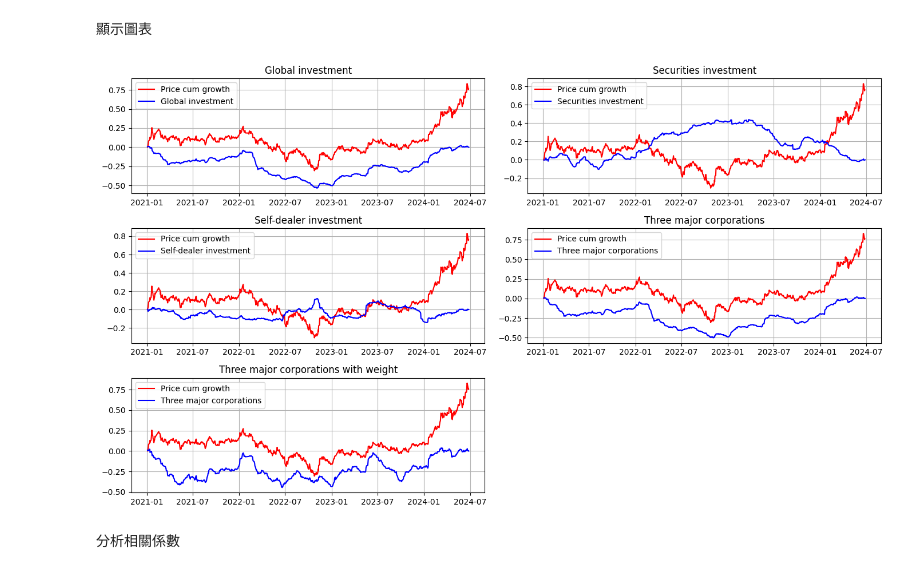
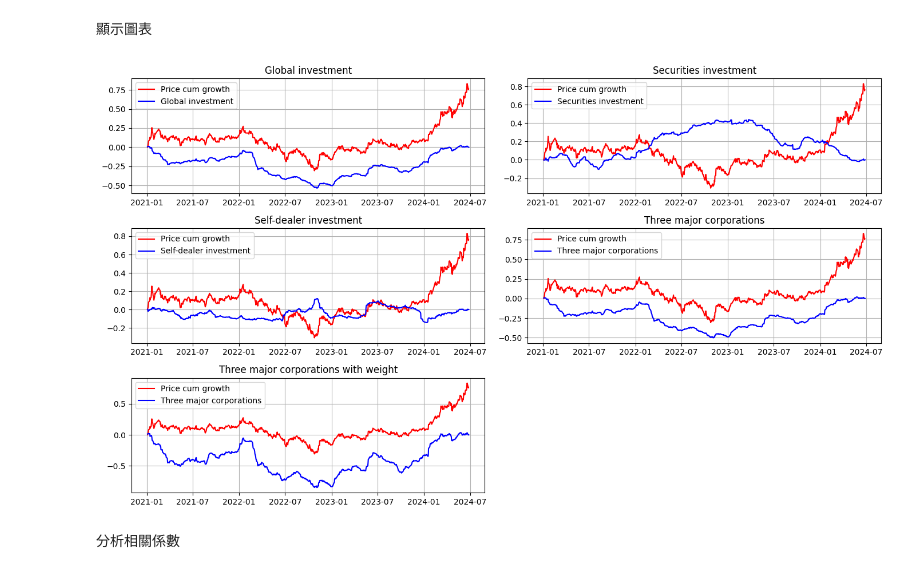
Before and after one commit to nuts-has-been-taken/tw-stock, a Jupyter notebook: stock_experiment/major_investors_movements.ipynb, the cells around one changed output. Cells and saved outputs as stored; diff of their text form; code cells hidden in the pictures.

Commit message:
update 2330.TW data & analysis steps

```diff
--- a/stock_experiment/major_investors_movements.ipynb
+++ b/stock_experiment/major_investors_movements.ipynb
@@ -10,0 +192,6 @@
+# %%
+# 定義股票代碼和日期範圍
+stock_code = "2330.TW"
+start_date = "2021-01-01"
+end_date = "2024-06-26"
+yf_df = get_stock_from_yf(stock_code, start_date, end_date)
@@ -114,5 +218,4 @@ save_mi_movement_to_csv(df=mi_df, stock_code=stock_code)
 # %%
 stock_code = "2330"
 file_path = f"../mi_movements_csv/{stock_code}_mi_movement.csv"
-mi_df = read_mi_movement_from_csv(file_path=file_path)
-print(mi_df.head())
+mi_df = read_mi_movement_from_csv(file_path=file_path, start_date='2020-01-01', end_date='2024-06-26')
@@ -145,26 +221,0 @@ mi_df.index = pd.to_datetime(mi_df.index)
-# %%
-from sklearn.preprocessing import StandardScaler
-
-scaler = StandardScaler()
-
-# 換算三大法人累計買賣超
-mi_df["外陸資買賣超股數(不含外資自營商)"] = mi_df["外陸資買賣超股數(不含外資自營商)"].replace('[\$,]', '', regex=True).astype(int)
-mi_df["外資買賣超標準化"] = scaler.fit_transform(mi_df["外陸資買賣超股數(不含外資自營商)"].values.reshape(-1, 1))
-mi_df["外資累計買賣超"] = mi_df["外資買賣超標準化"].cumsum() * 0.006
-
-mi_df["投信買賣超股數"] = mi_df["投信買賣超股數"].replace('[\$,]', '', regex=True).astype(int)
-mi_df["投信買賣超標準化"] = scaler.fit_transform(mi_df["投信買賣超股數"].values.reshape(-1, 1))
-mi_df["投信累計買賣超"] = mi_df["投信買賣超標準化"].cumsum() * 0.006
-
-mi_df["自營商買賣超股數"] = mi_df["自營商買賣超股數"].replace('[\$,]', '', regex=True).astype(int)
-mi_df["自營商買賣超標準化"] = scaler.fit_transform(mi_df["自營商買賣超股數"].values.reshape(-1, 1))
-mi_df["自營商累計買賣超"] = mi_df["自營商買賣超標準化"].cumsum() * 0.006
-
-mi_df["三大法人買賣超股數"] = mi_df["三大法人買賣超股數"].replace('[\$,]', '', regex=True).astype(int)
-mi_df["三大法人買賣超標準化"] = scaler.fit_transform(mi_df["三大法人買賣超股數"].values.reshape(-1, 1))
-mi_df["三大法人累計買賣超"] = mi_df["三大法人買賣超標準化"].cumsum() * 0.006
-
-gi_parm = 0.7
-si_parm = 0.2
-sd_parm = 0.1
-mi_df["三大法人累計買賣超權重"] =  mi_df["外資累計買賣超"] * gi_parm + mi_df["投信累計買賣超"] * si_parm + mi_df["自營商累計買賣超"] * sd_parm
@@ -171,42 +224,10 @@ mi_df["三大法人累計買賣超權重"] =  mi_df["外資累計買賣超"] * g
+# %%
+mi_df = data_pretreatment(mi_df)
 # %% [markdown]
 顯示圖表
-# %%
-fig, axes = plt.subplots(3, 2, figsize=(14, 8))
-
-axes[0, 0].plot(yf_df.index, yf_df["price_cum_growth"] , color='red', label='Price cum growth')
-axes[0, 0].plot(mi_df.index, mi_df["外資累計買賣超"] , color='blue', label='Global investment')
-axes[0, 0].set_title('Global investment')
-axes[0, 0].legend()
-axes[0, 0].grid(True)
-
-axes[0, 1].plot(yf_df.index, yf_df["price_cum_growth"] , color='red', label='Price cum growth')
-axes[0, 1].plot(mi_df.index, mi_df["投信累計買賣超"] , color='blue', label='Securities investment')
-axes[0, 1].set_title('Securities investment')
-axes[0, 1].legend()
-axes[0, 1].grid(True)
-
-axes[1, 0].plot(yf_df.index, yf_df["price_cum_growth"] , color='red', label='Price cum growth')
-axes[1, 0].plot(mi_df.index, mi_df["自營商累計買賣超"] , color='blue', label='Self-dealer investment')
-axes[1, 0].set_title('Self-dealer investment')
-axes[1, 0].legend()
-axes[1, 0].grid(True)
-
-axes[1, 1].plot(yf_df.index, yf_df["price_cum_growth"] , color='red', label='Price cum growth')
-axes[1, 1].plot(mi_df.index, mi_df["三大法人累計買賣超"] , color='blue', label='Three major corporations')
-axes[1, 1].set_title('Three major corporations')
-axes[1, 1].legend()
-axes[1, 1].grid(True)
-
-axes[2, 0].plot(yf_df.index, yf_df["price_cum_growth"] , color='red', label='Price cum growth')
-axes[2, 0].plot(mi_df.index, mi_df["三大法人累計買賣超權重"] * 3 , color='blue', label='Three major corporations')
-axes[2, 0].set_title('Three major corporations with weight')
-axes[2, 0].legend()
-axes[2, 0].grid(True)
-
-fig.delaxes(axes[2, 1])
-plt.tight_layout()
-plt.show()
-# %% [output]
-[figure, removed]
+# %%
+graph_analysis(yf_df, mi_df)
+# %% [output]
+[figure, added]
 # %% [markdown]
 分析相關係數
```
Also changed, not shown: parts of 36 cells of this notebook, 1 other file.
